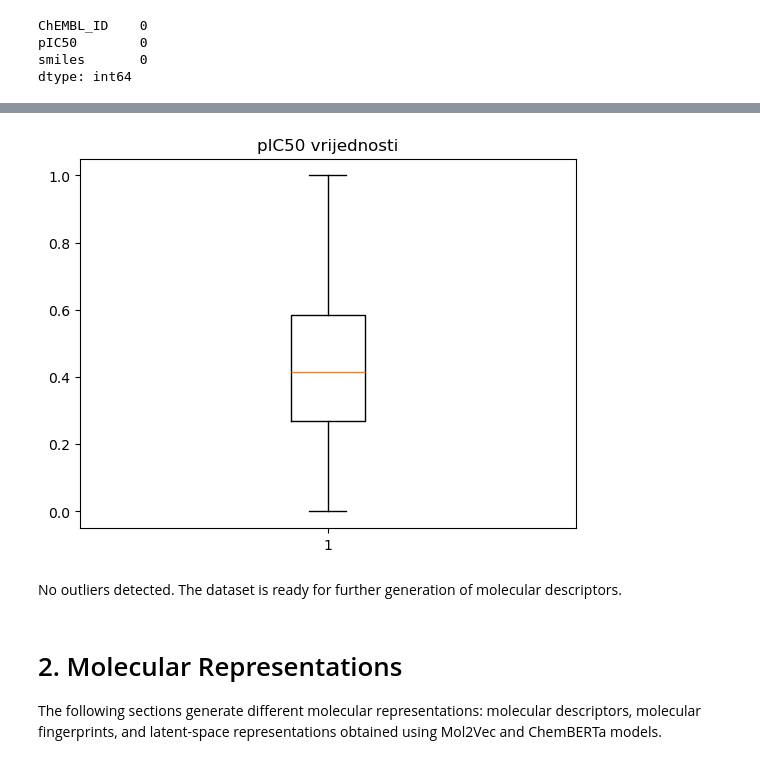
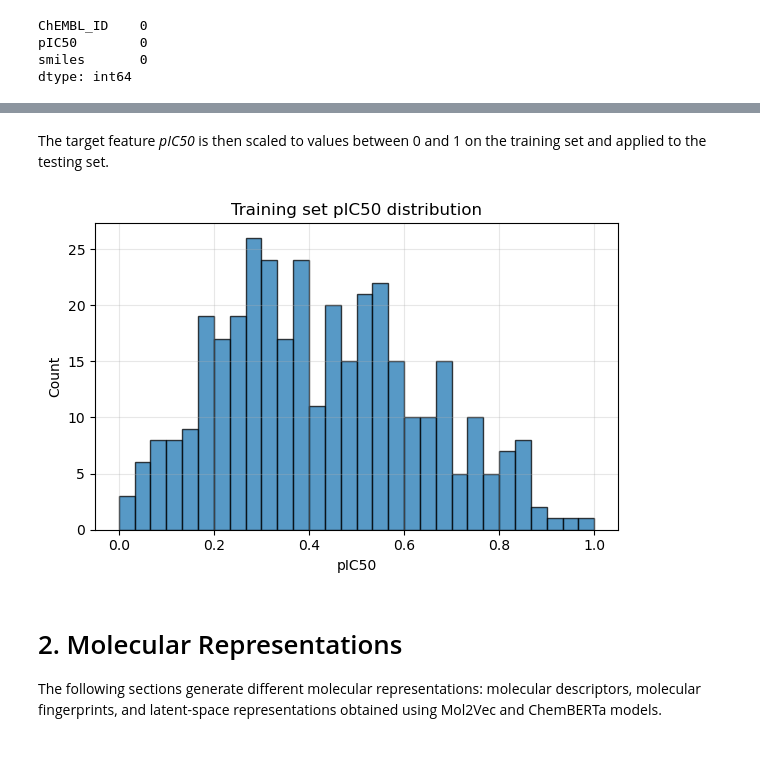
Before and after one commit to afstama/molecular-property-prediction, a Jupyter notebook: molecular_property_prediction_dopamine.ipynb, the cells around one changed output, grey strips where cells are left out. Cells and saved outputs as stored; diff of their text form; code cells hidden in the pictures.

```diff
--- a/molecular_property_prediction_dopamine.ipynb
+++ b/molecular_property_prediction_dopamine.ipynb
@@ -142,7 +123,7 @@ import pandas as pd
 import numpy as np
 
 # load data
-data = pd.read_csv('data/dopamine.csv', index_col=0)
+data = pd.read_csv('dopamine.csv', index_col=0)
 data
 # %% [output]
 |  | ChEMBL_ID | pIC50 |
@@ -207,12 +179,24 @@ data.describe()
+# %% [markdown]
+The target feature _pIC50_ is then scaled to values between 0 and 1 on the training set and applied to the testing set.
+# %%
+from sklearn.preprocessing import MinMaxScaler
+
+scaler = MinMaxScaler()
+data_train['pIC50'] = scaler.fit_transform(np.array(data_train['pIC50']).reshape(-1,1))
+data_test['pIC50']  = scaler.transform(np.array(data_test['pIC50']).reshape(-1,1))
 # %%
-# check for outliers
-plt.boxplot(data['pIC50'])
-plt.title('pIC50 values')
+import matplotlib.pyplot as plt
+
+plt.figure(figsize=(6,4))
+plt.hist(data_train['pIC50'], bins=30, edgecolor='black', alpha=0.75)
+plt.xlabel('pIC50')
+plt.ylabel('Count')
+plt.title('Training set pIC50 distribution')
+plt.grid(alpha=0.3)
+plt.tight_layout()
 plt.show()
 # %% [output]
-[figure, old version]
+[figure, new version]
-# %% [markdown]
-No outliers detected. The dataset is ready for further generation of molecular descriptors.
 # %% [markdown]
 # 2. Molecular Representations
 The following sections generate different molecular representations: molecular descriptors, molecular fingerprints, and latent-space representations obtained using Mol2Vec and ChemBERTa models.
```
Also changed, not shown: parts of 48 cells of this notebook, 1 other file.
